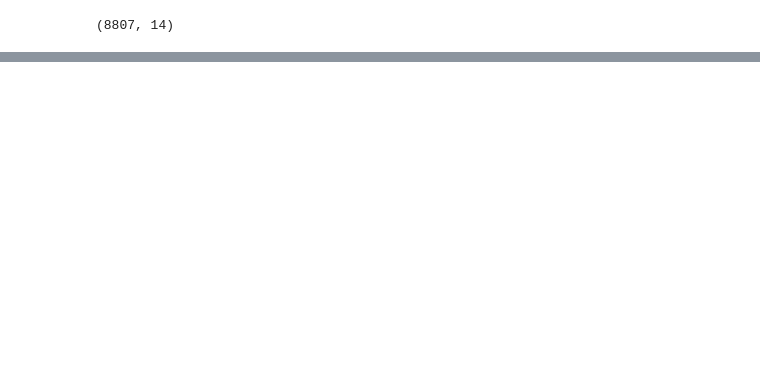
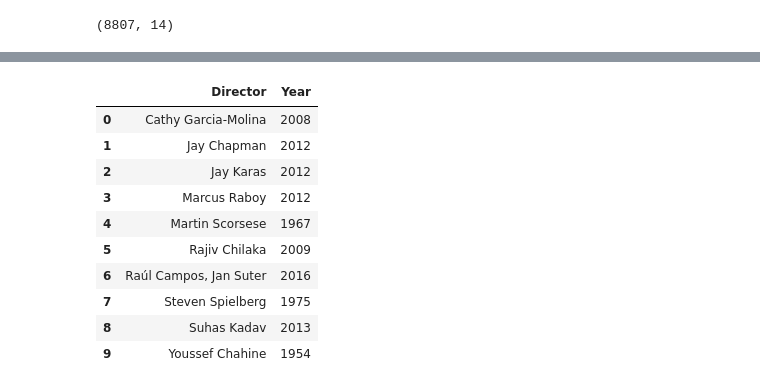
Before and after one commit to firdausalhakim107/Data-Analytics, a Jupyter notebook: 1. Netflix Movies and TV Shows/2. Code/Netflix analysis.ipynb, the cells around one changed output, grey strips where cells are left out. Saved outputs shown, nothing was run; the diff lists cells and outputs as text; code cells hidden in the pictures; blank space fills up the shorter version.

```diff
--- a/1. Netflix Movies and TV Shows/2. Code/Netflix analysis.ipynb
+++ b/1. Netflix Movies and TV Shows/2. Code/Netflix analysis.ipynb
@@ -106,0 +201,23 @@ Scenario for 1/27 analysis (frequencies analysis)
+# %%
+
+# Assuming you have the 'df' DataFrame and 'top_10_directors' from the previous analysis
+top_directors_types_data = []
+for director in top_10_directors['director']:
+    director_data = df[df['director'] == director]
+    # Counting the types of content (Movie/TV Show)
+    types_count = director_data['type'].value_counts().to_dict()
+    for content_type, count in types_count.items():
+        top_directors_types_data.append({'Director': director, 'Content Type': content_type, 'Count': count})
+
+# Creating a DataFrame from the extracted data
+top_directors_types_df = pd.DataFrame(top_directors_types_data)
+
+# Creating a bar chart with Plotly
+fig = px.bar(top_directors_types_df,
+             x='Director',
+             y='Count',
+             color='Content Type',
+             title='Top 10 Directors and Types of Content Produced',
+             barmode='group')
+
+fig.show()
@@ -106,0 +315,31 @@ Scenario for 1/27 analysis (frequencies analysis)
+# %%
+# Analyzing the years in which the top 10 directors directed the most films
+
+# Preparing data for visualization
+top_directors_years_data = []
+for director in top_10_directors['director']:
+    director_data = df[df['director'] == director]
+    # Counting the release years
+    years_count = director_data['release_year'].value_counts().to_dict()
+    for year, count in years_count.items():
+        top_directors_years_data.append({'Director': director, 'Year': year, 'Count': count})
+
+# Creating a DataFrame from the extracted data
+top_directors_years_df = pd.DataFrame(top_directors_years_data)
+
+# Aggregating the data to find the most productive year for each director
+most_productive_years = top_directors_years_df.groupby('Director')['Year'].apply(lambda x: x.mode()[0]).reset_index()
+
+most_productive_years
+# %% [output]
+|  | Director | Year |
+| 0 | Cathy Garcia-Molina | 2008 |
+| 1 | Jay Chapman | 2012 |
+| 2 | Jay Karas | 2012 |
+| 3 | Marcus Raboy | 2012 |
+| 4 | Martin Scorsese | 1967 |
+| 5 | Rajiv Chilaka | 2009 |
+| 6 | Raúl Campos, Jan Suter | 2016 |
+| 7 | Steven Spielberg | 1975 |
+| 8 | Suhas Kadav | 2013 |
+| 9 | Youssef Chahine | 1954 |
```
Also changed, not shown: parts of 14 cells of this notebook.
